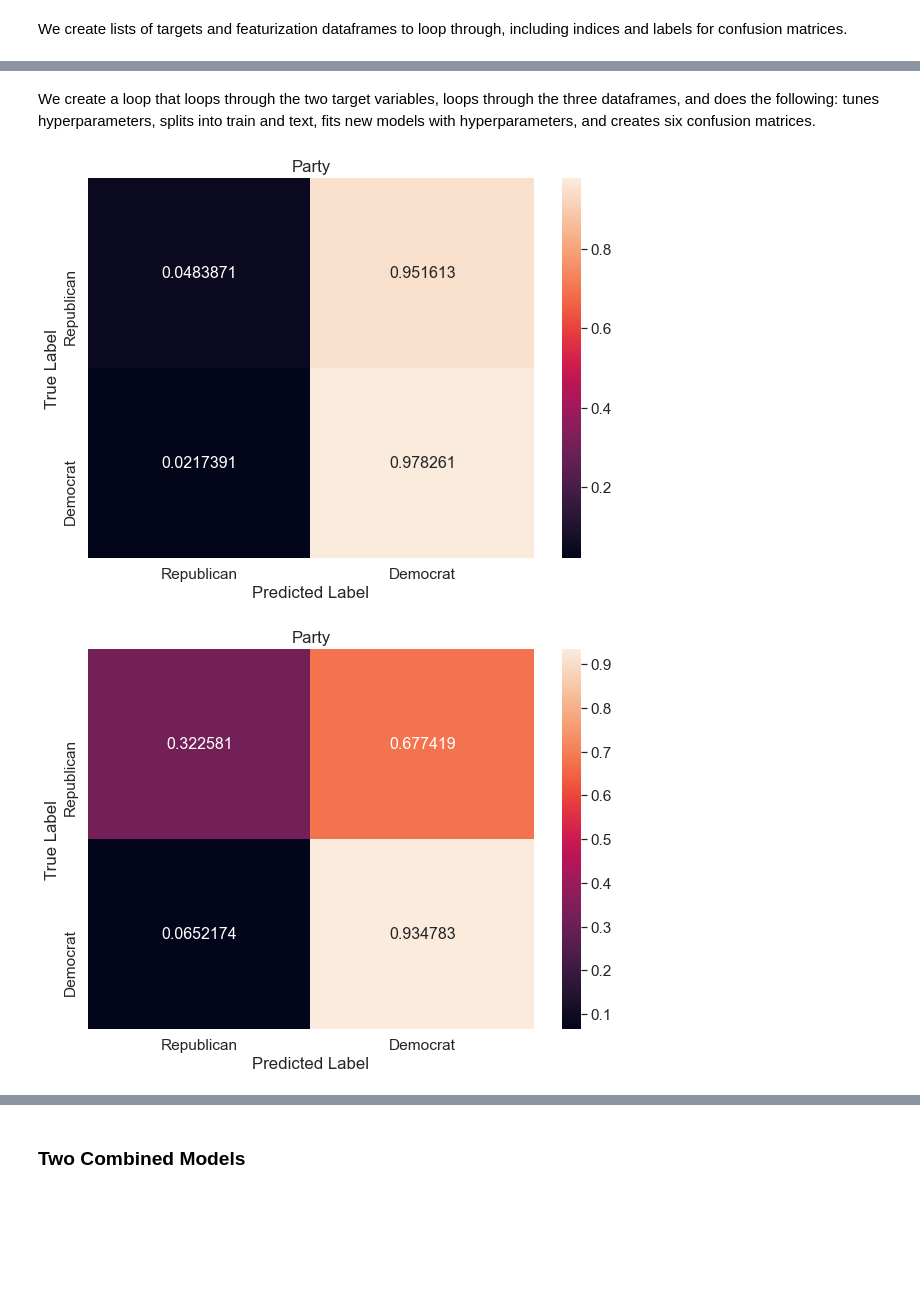
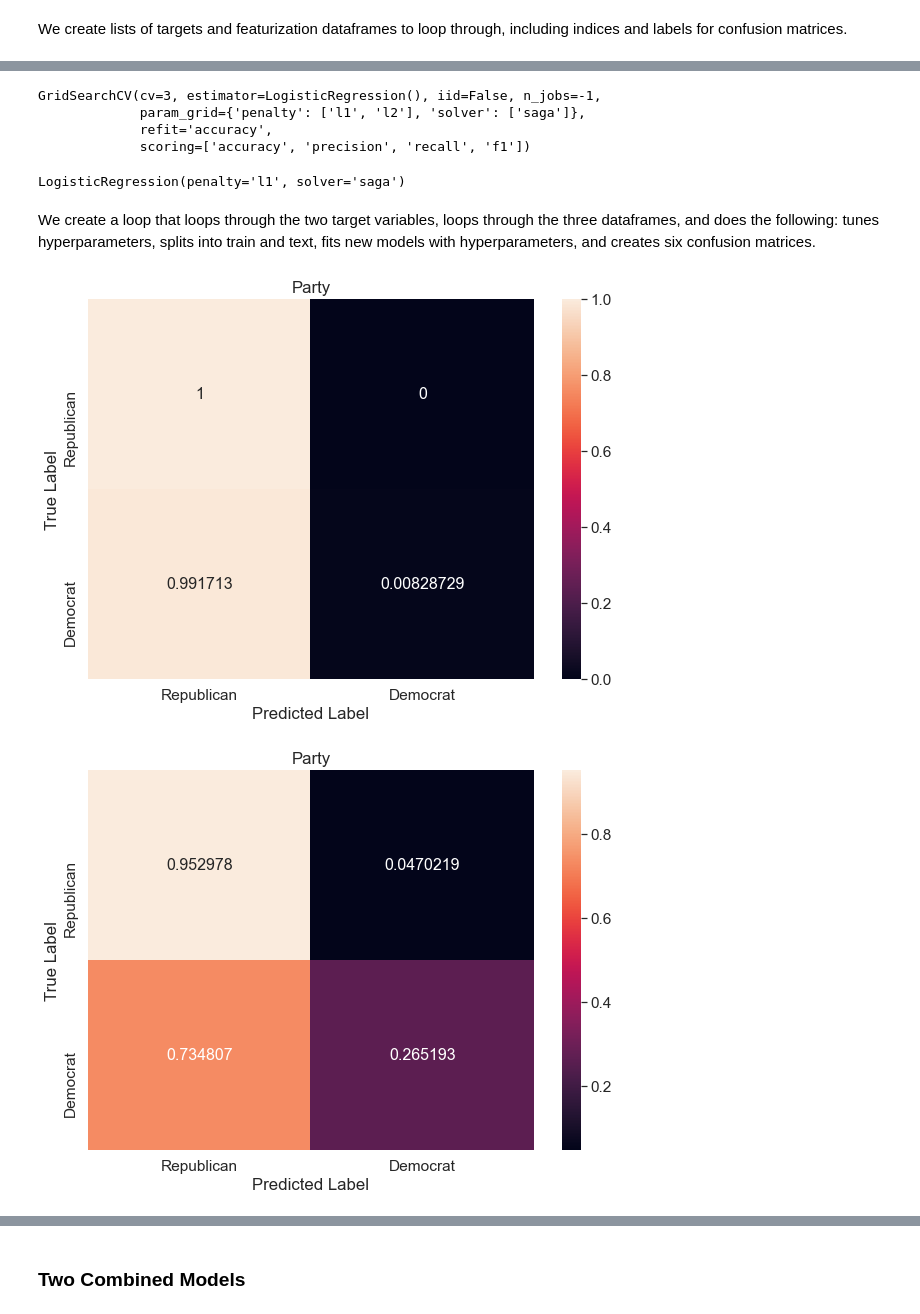
Before and after one commit to paulbsalamanca/CSS-Project-5-Team-6-Spring-2021, a Jupyter notebook: Project 5 Student.ipynb, the cells around one changed output, grey strips where cells are left out. Cells and saved outputs as stored; diff of their text form; code cells hidden in the pictures; blank space fills up the shorter version.

```diff
--- a/Project 5 Student.ipynb
+++ b/Project 5 Student.ipynb
@@ -1365,10 +1359,5 @@ plt.show()
 # %%
 from sklearn.preprocessing import LabelBinarizer
 
-#X_std = StandardScaler().fit_transform(np.concatenate((np.array(engineered_features_df),docavgs), axis = 1))
-#X_std
-
-#lb = LabelBinarizer()
-#y = lb.fit_transform(congress_tweets['party'].replace('Independent', 'Democrat'))
-
-#y = congress_tweets['party']
+X_std = StandardScaler().fit_transform(docavgs)
+y = LabelBinarizer().fit_transform(congress_tweets['party'].replace('Independent', 'Democrat'))
@@ -1380,11 +1367,9 @@ from imblearn.pipeline import Pipeline, make_pipeline
 from imblearn.over_sampling import SMOTE
 from sklearn.linear_model import LogisticRegression
 
-imba_pipeline = make_pipeline(SMOTE(random_state=10),
-                             LogisticRegression())
 
 param_grid = {'logisticregression__penalty': ['l1', 'l2', 'elasticnet'],
-              'logisticregression__solver' : ['newton-cg', 'lbfgs', 'saga'],
+              'logisticregression__solver' : ['saga'],
              "logisticregression__max_iter": [1000],
              'logisticregression__l1_ratio': np.arange(0, 1, 0.2)}
 
@@ -1413,13 +1402,35 @@ We create lists of targets and featurization dataframes to loop through, includi
 # %%
+
+
 target = [y_party, y_position] # the target variables
 
-all_Xs = [X_sentiment, X_tfidf, X_std]
+all_Xs = [X_sentiment, tfidf_matrix, X_std]
 
 target_title = ['Party', 'Senator or Representative?'] # the title of the model
 
 cm_cols = [{0: "Republican", 1: "Democrat"}, {0: "Senator", 1: "Representative"}] # dims of cm
 
 cm_cols_index = [["Republican", "Democrat"], ["Senator", "Representative"]] # indices of cm
+# %%
+logit_init = LogisticRegression()
+
+param_grid = {'penalty': ['l1', 'l2'],
+             'solver': ['saga']}
+
+log_grid_reg = GridSearchCV(logit_init, param_grid, cv=3, iid=False,
+                        scoring=['accuracy', 'precision', 'recall', 'f1'], n_jobs = -1,
+                       refit = 'accuracy')
+
+log_grid_reg.fit(tfidf_matrix, y_position.ravel())
+# %% [output]
+GridSearchCV(cv=3, estimator=LogisticRegression(), iid=False, n_jobs=-1,
+             param_grid={'penalty': ['l1', 'l2'], 'solver': ['saga']},
+             refit='accuracy',
+             scoring=['accuracy', 'precision', 'recall', 'f1'])
+# %%
+log_grid_reg.best_estimator_
+# %% [output]
+LogisticRegression(penalty='l1', solver='saga')
 # %% [markdown]
 We create a loop that loops through the two target variables, loops through the three dataframes, and does the following: tunes hyperparameters, splits into train and text, fits new models with hyperparameters, and creates six confusion matrices.
 # %%
@@ -1438,56 +1449,46 @@ for target_vals, target_name, cmc, cmci in zip(target, target_title, cm_cols, cm
 
         param_grid = {'penalty': ['l1', 'l2', 'elasticnet'],
              'C': np.arange(.1, 1, .1),
-               'fit_intercept': ['True', 'False'],
-             'solver': ['liblinear', 'saga']}
+             'solver': ['saga'],
+            'l1_ratio': np.arange(0.1,0.9,0.1)}
 
         log_grid_reg = GridSearchCV(logit_init, param_grid, cv=3, iid=False,
                         scoring=['accuracy', 'precision', 'recall', 'f1'], n_jobs = -1,
                        refit = 'accuracy')
 
         log_grid_reg.fit(dataframe, target_vals.ravel())
-
-        best_params = log_grid_reg.cv_results_["params"][log_grid_reg.best_index_]
-
-        penalty = best_params['penalty']
-        solver = best_params['solver']
-        C = best_params['C']
-        fit_intercept = best_params['fit_intercept']
 
         X_train, X_test, y_train, y_test = train_test_split(dataframe,
                                                     target_vals,
                                                     train_size = .80,
                                                     test_size=0.20,
                                                     random_state = 10)
 
         # insert hyperparameters here
-        logit_reg = LogisticRegression(C = C,
-                                  penalty = penalty,
-                                  solver = solver,
-                                      fit_intercept = fit_intercept)
+        logit_reg = log_grid_reg.best_estimator_
 
         logit_model = logit_reg.fit(X_train, y_train.ravel())
 
         y_pred = logit_model.predict(X_test)
 
         cf_matrix = confusion_matrix(y_test, y_pred, normalize = "true")
 
         df_cm = pd.DataFrame(cf_matrix, range(2),
                           range(2))
 
         df_cm = df_cm.rename(index=str, columns=cmc)
         df_cm.index = cmci
         plt.figure(figsize = (10,7))
         sns.set(font_scale=1.4)#for label size
         sns.heatmap(df_cm,
                    annot=True,
                    annot_kws={"size": 16},
                    fmt='g')
 
         plt.title(target_name)
         plt.xlabel("Predicted Label")
         plt.ylabel("True Label")
         plt.show()
 # %% [output]
-[figure, old version]
+[figure, new version]
-[figure, old version]
+[figure, new version]
```
Also changed, not shown: parts of 93 cells of this notebook.
